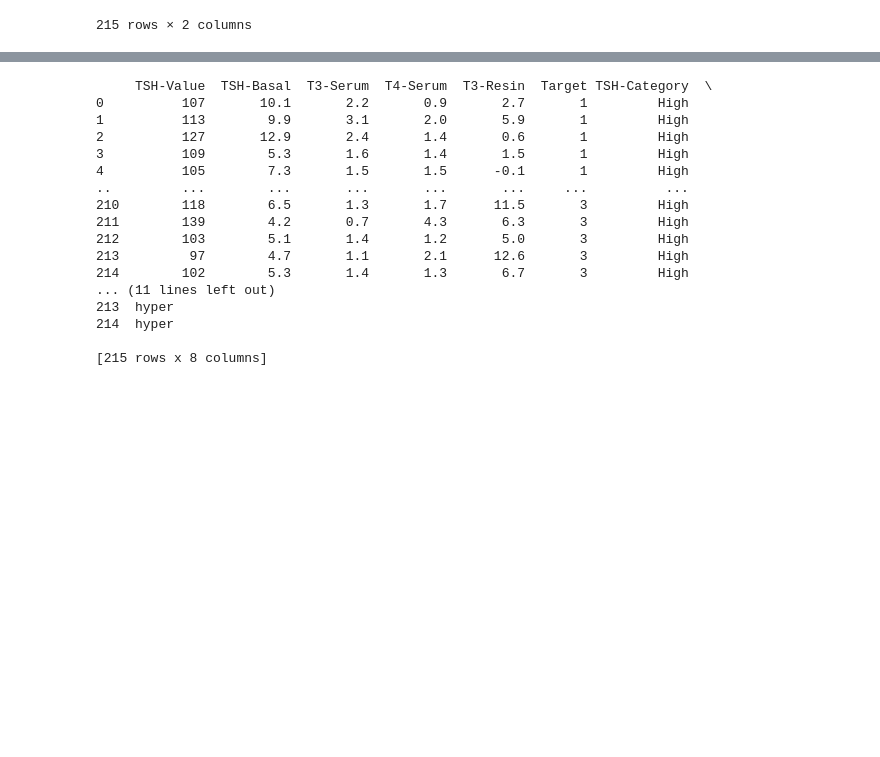
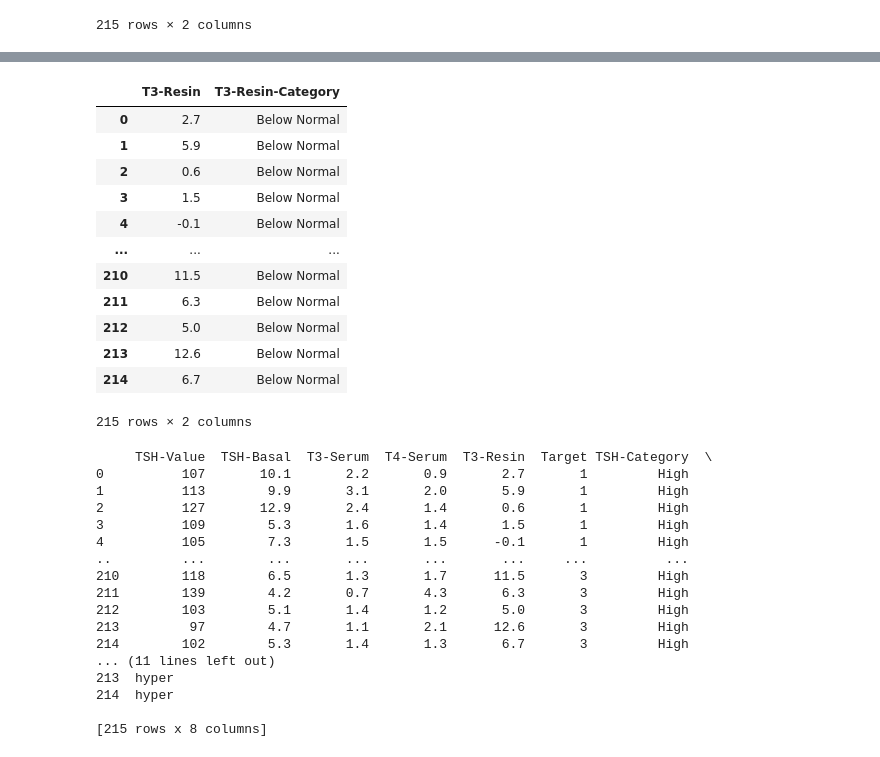
Before and after one commit to LokeRuiKee/CompBioI, a Jupyter notebook: Group 8 Project.ipynb, the cells around one changed output, grey strips where cells are left out. Drawn from its saved outputs; the diff is of its cells as text; code cells hidden in the pictures; blank space fills up the shorter version.

```diff
--- a/Group 8 Project.ipynb
+++ b/Group 8 Project.ipynb
@@ -283,3 +354,39 @@ display(df[['TSH-Basal', 'TSH-Category']])
+# %%
+# 2.5.3 Data binning (T3-Resin)
+
+import pandas as pd
+
+# Raw URL for the dataset
+url = "https://raw.githubusercontent.com/jbrownlee/Datasets/master/new-thyroid.csv"
+
+# Define your column names
+column_names = ['TSH-Value', 'TSH-Basal', 'T3-Serum', 'T4-Serum', 'T3-Resin', 'Target']
+
+# Read the dataset into a DataFrame with custom column names
+df = pd.read_csv(url, header=None, names=column_names)
+
+# Add a new column 'T3-Resin-Category' based on the normal range
+df['T3-Resin-Category'] = pd.cut(df['T3-Resin'], bins=[-float('inf'), 24, 37, float('inf')],
+labels=['Below Normal', 'Normal', 'Above Normal'],
+include_lowest=True)
+
+
+# Display the updated DataFrame
+display(df[['T3-Resin', 'T3-Resin-Category']])
+# %% [output]
+|  | T3-Resin | T3-Resin-Category |
+| 0 | 2.7 | Below Normal |
+| 1 | 5.9 | Below Normal |
+| 2 | 0.6 | Below Normal |
+| 3 | 1.5 | Below Normal |
+| 4 | -0.1 | Below Normal |
+| ... | ... | ... |
+| 210 | 11.5 | Below Normal |
+| 211 | 6.3 | Below Normal |
+| 212 | 5.0 | Below Normal |
+| 213 | 12.6 | Below Normal |
+| 214 | 6.7 | Below Normal |
+215 rows × 2 columns
 # %%
 # 2.6 Variable indicator
 
```
Also changed, not shown: parts of 12 cells of this notebook.
